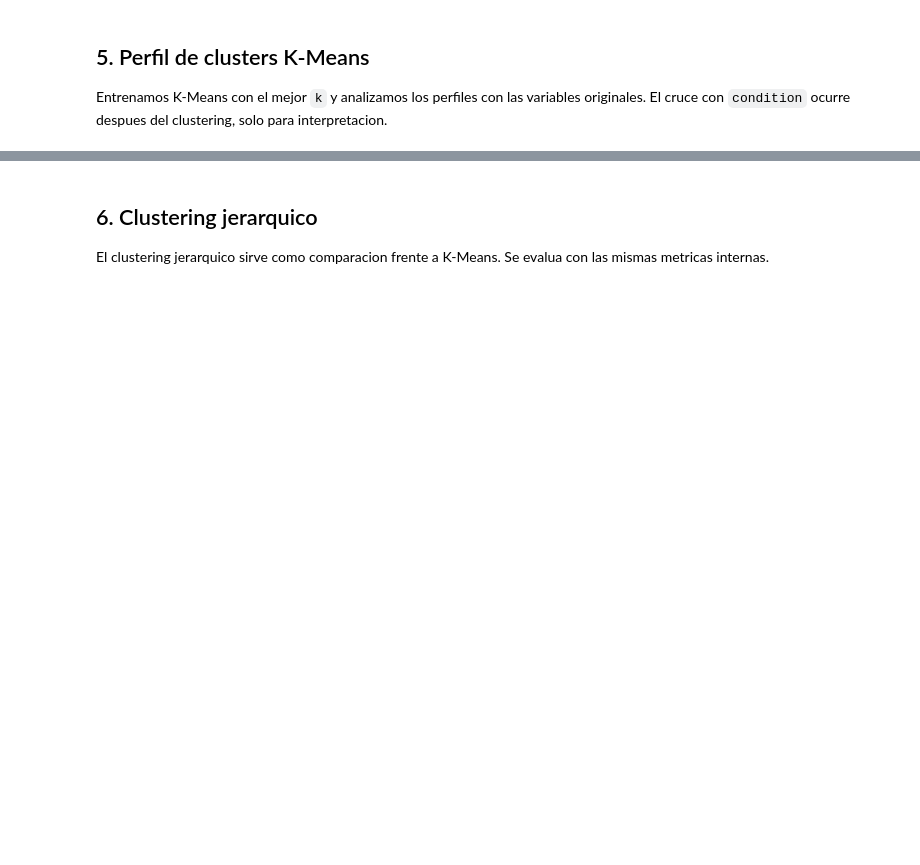
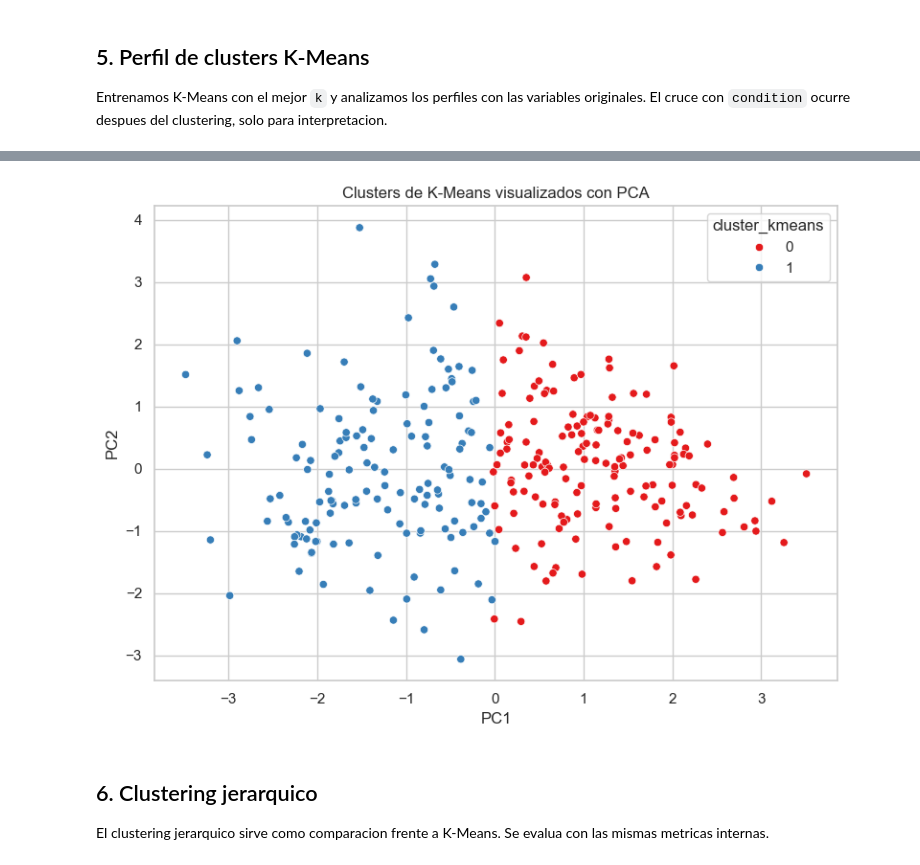
Before and after one commit to JD3M0N/ML, a Jupyter notebook: mundial_project/notebooks/02_aprendizaje_no_supervisado.ipynb, the cells around one changed output, grey strips where cells are left out. Drawn from its saved outputs; the diff is of its cells as text; code cells hidden in the pictures; blank space fills up the shorter version.

```diff
--- a/mundial_project/notebooks/02_aprendizaje_no_supervisado.ipynb
+++ b/mundial_project/notebooks/02_aprendizaje_no_supervisado.ipynb
@@ -198,13 +298,15 @@ display(kmeans_crosstab_pct.round(2))
 # %%
 pca_cluster_df = pca_df.copy()
 pca_cluster_df["cluster_kmeans"] = cluster_labels
 
 fig, ax = plt.subplots(figsize=(8, 6))
-sns.scatterplot(data=pca_cluster_df, x="PC1", y="PC2", hue="cluster_kmeans", palette="Set1", ax=ax)
+scatterplot(data=pca_cluster_df, x="PC1", y="PC2", hue="cluster_kmeans", palette="Set1", ax=ax)
 ax.set_title("Clusters de K-Means visualizados con PCA")
 fig.tight_layout()
 fig.savefig(OUTPUT_DIR / "kmeans_clusters_pca.png", dpi=180, bbox_inches="tight")
 plt.show()
+# %% [output]
+[figure, added]
 # %% [markdown]
 ## 6. Clustering jerarquico
 
```
Also changed, not shown: parts of 12 cells of this notebook, 10 other files.
